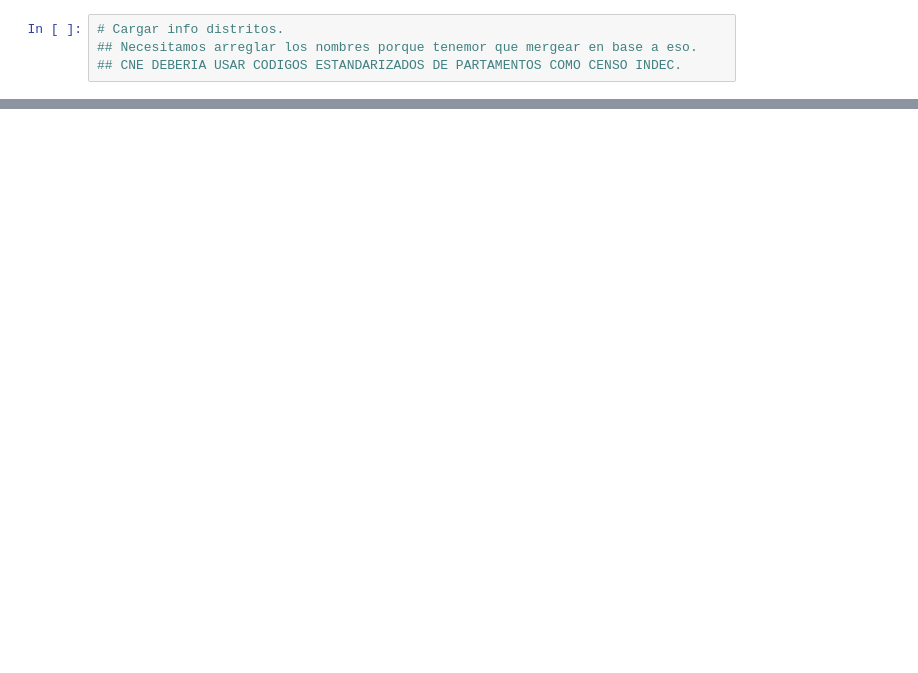
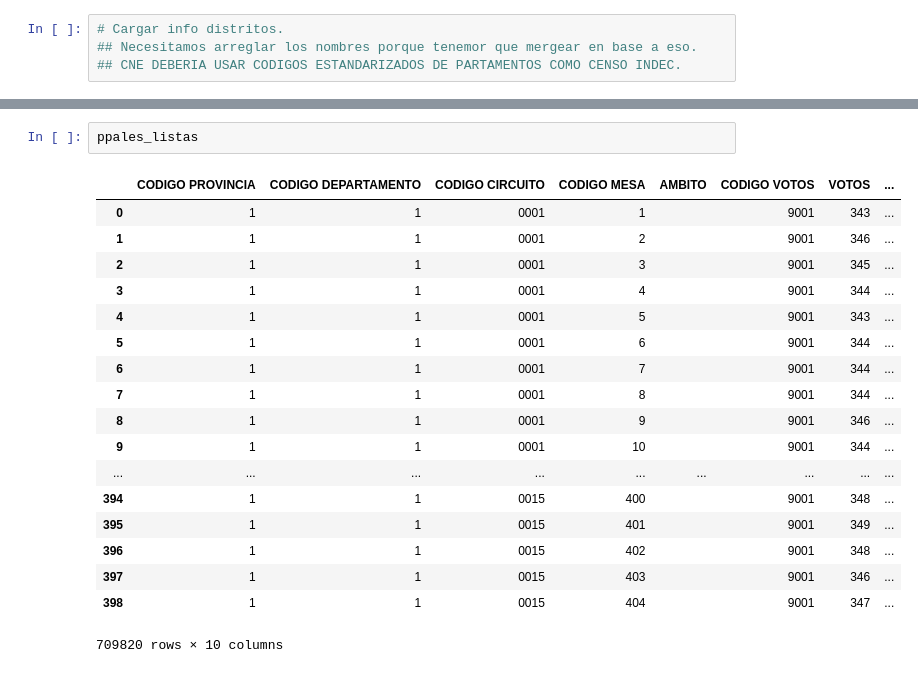
Before and after one commit to tartagalensis/EleccionesARG, a Jupyter notebook: Download and unification of all data.ipynb, the cells around one changed output, grey strips where cells are left out. Drawn from its saved outputs; the diff is of its cells as text; blank space fills up the shorter version.

```diff
--- a/Download and unification of all data.ipynb
+++ b/Download and unification of all data.ipynb
@@ -199,0 +183,21 @@ merged.loc[merged.DEPARTAMENTO.isna()].sort_values(by = ['PROV_REF_ID', 'DPTO'])
+# %%
+ppales_listas
+# %% [output]
+|  | CODIGO PROVINCIA | CODIGO DEPARTAMENTO | CODIGO CIRCUITO | CODIGO MESA | AMBITO | CODIGO VOTOS | VOTOS | ... |
+| 0 | 1 | 1 | 0001 | 1 |  | 9001 | 343 | ... |
+| 1 | 1 | 1 | 0001 | 2 |  | 9001 | 346 | ... |
+| 2 | 1 | 1 | 0001 | 3 |  | 9001 | 345 | ... |
+| 3 | 1 | 1 | 0001 | 4 |  | 9001 | 344 | ... |
+| 4 | 1 | 1 | 0001 | 5 |  | 9001 | 343 | ... |
+| 5 | 1 | 1 | 0001 | 6 |  | 9001 | 344 | ... |
+| 6 | 1 | 1 | 0001 | 7 |  | 9001 | 344 | ... |
+| 7 | 1 | 1 | 0001 | 8 |  | 9001 | 344 | ... |
+| 8 | 1 | 1 | 0001 | 9 |  | 9001 | 346 | ... |
+| 9 | 1 | 1 | 0001 | 10 |  | 9001 | 344 | ... |
+| ... | ... | ... | ... | ... | ... | ... | ... | ... |
+| 394 | 1 | 1 | 0015 | 400 |  | 9001 | 348 | ... |
+| 395 | 1 | 1 | 0015 | 401 |  | 9001 | 349 | ... |
+| 396 | 1 | 1 | 0015 | 402 |  | 9001 | 348 | ... |
+| 397 | 1 | 1 | 0015 | 403 |  | 9001 | 346 | ... |
+| 398 | 1 | 1 | 0015 | 404 |  | 9001 | 347 | ... |
+709820 rows × 10 columns
```
Also changed, not shown: parts of 30 cells of this notebook, 1 other file.
